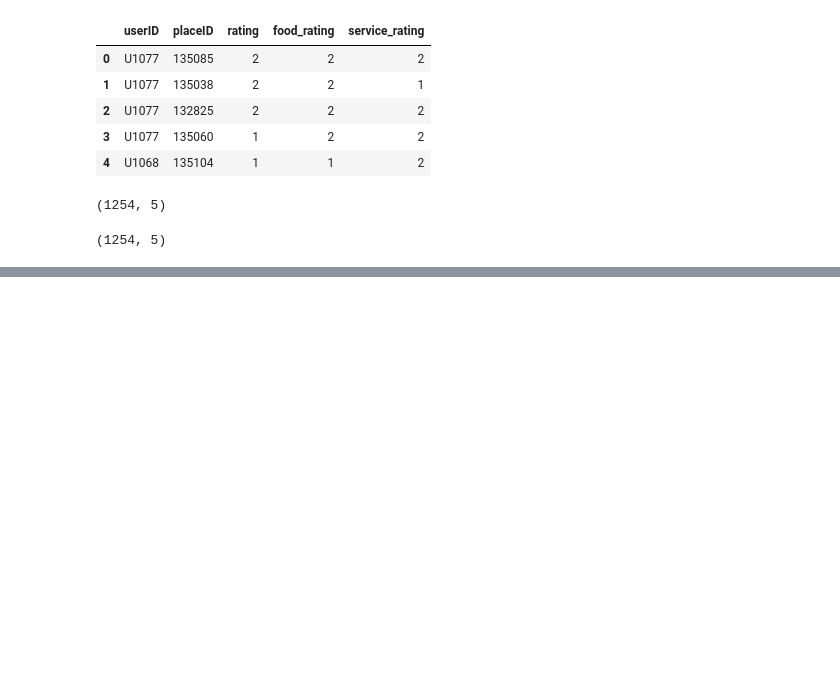
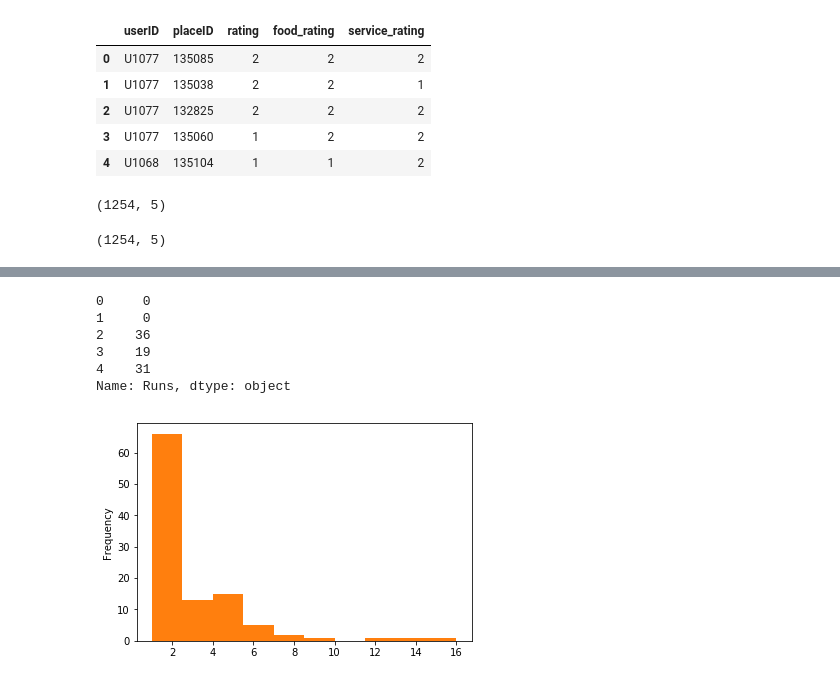
Before and after one commit to iamurali/upgrad_ml_ai, a Jupyter notebook: Data cleaning/eda.ipynb, the cells around one changed output, grey strips where cells are left out. Cells and saved outputs as stored; diff of their text form; code cells hidden in the pictures; blank space fills up the shorter version.

Commit message:
data cleaning eda data

```diff
--- a/Data cleaning/eda.ipynb
+++ b/Data cleaning/eda.ipynb
@@ -371,0 +374,3 @@ rating.shape
+# %%
+centuries = pd.read_csv('https://raw.githubusercontent.com/murali0861/upgrad_ml_ai/master/Data%20cleaning/tendulkar_ODI.csv')
+centuries.head()
@@ -371,0 +384,22 @@ rating.shape
+# %%
+# centuries.replace('*', '', regex=True, inplace=True)
+centuries = centuries[ (centuries['Runs'] != 'DNB') & (centuries['Runs'] != 'TDNB') ]
+centuries['Runs'].replace(['\*'], '', regex=True, inplace=True)
+centuries['Runs'].astype(float)
+centuries['Runs'].head()
+# %% [output]
+0     0
+1     0
+2    36
+3    19
+4    31
+Name: Runs, dtype: object
+# %%
+import matplotlib.pyplot as plt
+import seaborn as sns
+
+centuries['Runs'].value_counts().plot(kind='hist', bins=10, alpha=0.5)
+plt.hist(centuries['Runs'].value_counts(), bins=10)
+plt.show()
+# %% [output]
+[figure, added]
```
Also changed, not shown: parts of 25 cells of this notebook, 4 other files.
